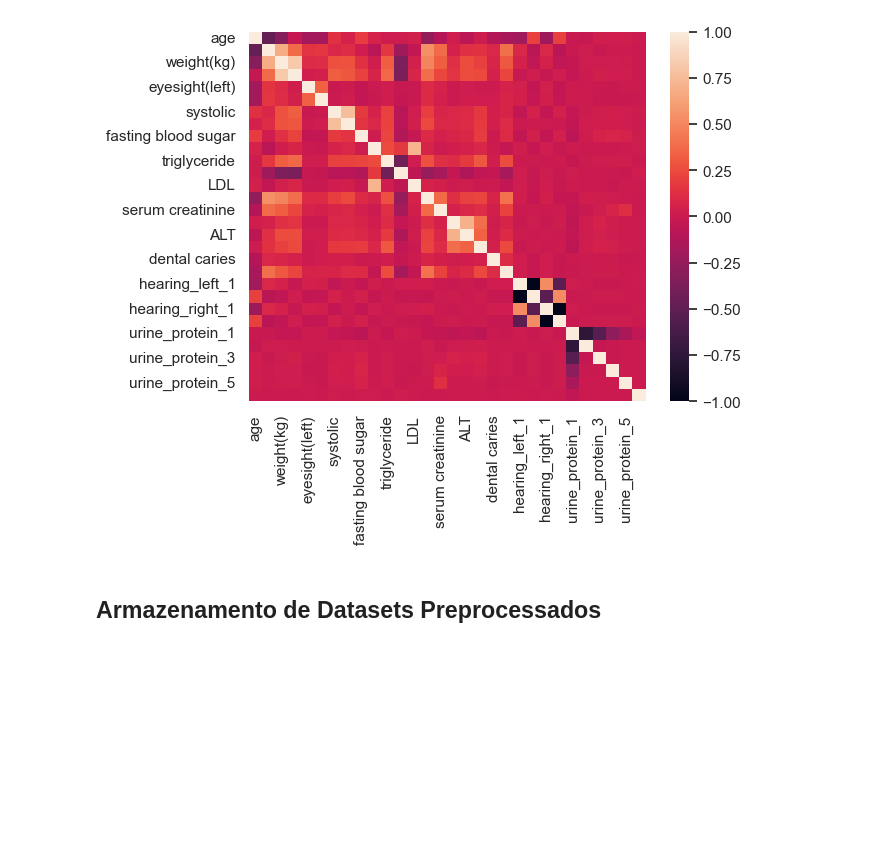
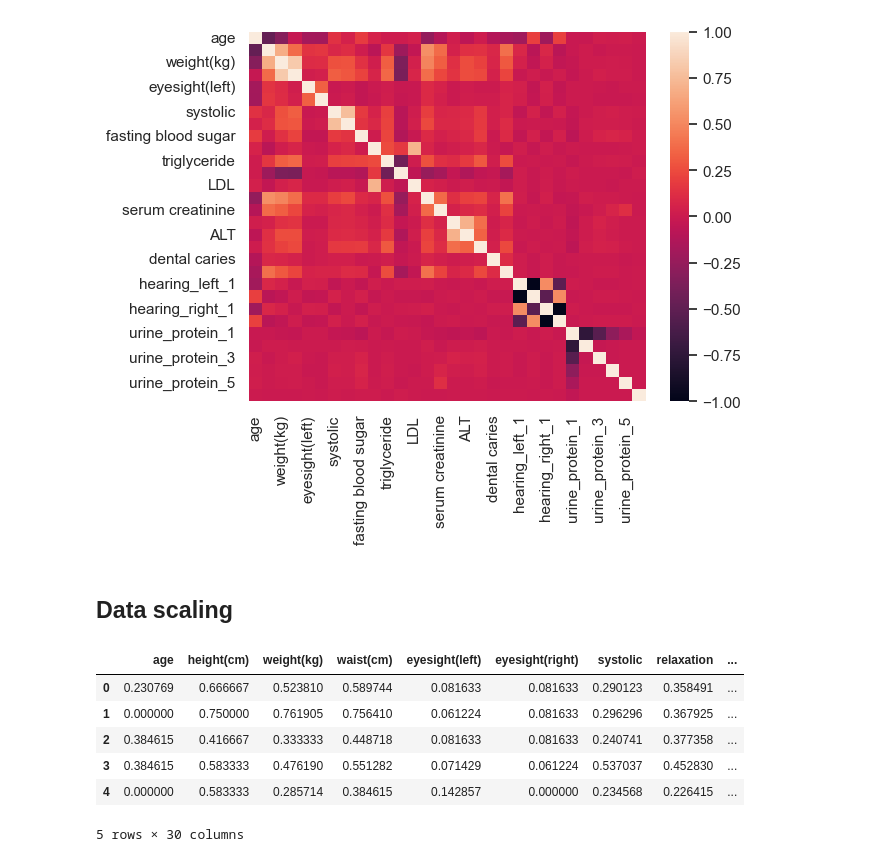
Before and after one commit to diasKayky/fumante-prediacao, a Jupyter notebook: notebooks/EDA_Data_Preprocessing.ipynb, the cells around one changed output. Saved outputs shown, nothing was run; the diff lists cells and outputs as text; code cells hidden in the pictures; blank space fills up the shorter version.

```diff
--- a/notebooks/EDA_Data_Preprocessing.ipynb
+++ b/notebooks/EDA_Data_Preprocessing.ipynb
@@ -109,6 +120,28 @@ def get_dummies(df, features=['hearing_left', 'hearing_right', 'urine_protein'])
     '''
     df = pd.get_dummies(df, columns=features)
     return df
+
+def scale_data(df, numerical_features=['age', 'height(cm)', 'weight(kg)', 'waist(cm)', 'eyesight(left)',
+       'eyesight(right)', 'systolic', 'relaxation', 'fasting blood sugar',
+       'Cholesterol', 'triglyceride', 'HDL', 'LDL', 'hemoglobin',
+       'serum creatinine', 'AST', 'ALT', 'Gtp']):
+
+    '''
+    Escala (transforma) os dados para um mesmo intervalo ([0, 1]).
+
+    Parâmetros:
+    df - Pandas DataFrame
+    numerical_features - list
+
+    Return:
+    df - Pandas DataFrame
+
+    '''
+
+    sc = MinMaxScaler(feature_range=(0, 1))
+    scaled_features = sc.fit_transform(df[numerical_features])
+    df[numerical_features] = scaled_features
+    return df
 # %% [markdown]
 ## Preparação dos dados
 # %%
@@ -179,4 +212,17 @@ plot_corr(train_df)
 # %% [output]
 [figure]
 # %% [markdown]
-## Armazenamento de Datasets Preprocessados
+## Data scaling
+# %%
+train_df = scale_data(train_df)
+test_df = scale_data(test_df)
+# %%
+train_df.head()
+# %% [output]
+|  | age | height(cm) | weight(kg) | waist(cm) | eyesight(left) | eyesight(right) | systolic | relaxation | ... |
+| 0 | 0.230769 | 0.666667 | 0.523810 | 0.589744 | 0.081633 | 0.081633 | 0.290123 | 0.358491 | ... |
+| 1 | 0.000000 | 0.750000 | 0.761905 | 0.756410 | 0.061224 | 0.081633 | 0.296296 | 0.367925 | ... |
+| 2 | 0.384615 | 0.416667 | 0.333333 | 0.448718 | 0.081633 | 0.081633 | 0.240741 | 0.377358 | ... |
+| 3 | 0.384615 | 0.583333 | 0.476190 | 0.551282 | 0.071429 | 0.061224 | 0.537037 | 0.452830 | ... |
+| 4 | 0.000000 | 0.583333 | 0.285714 | 0.384615 | 0.142857 | 0.000000 | 0.234568 | 0.226415 | ... |
+5 rows × 30 columns
```
Also changed, not shown: parts of 4 cells of this notebook, 2 other files.
